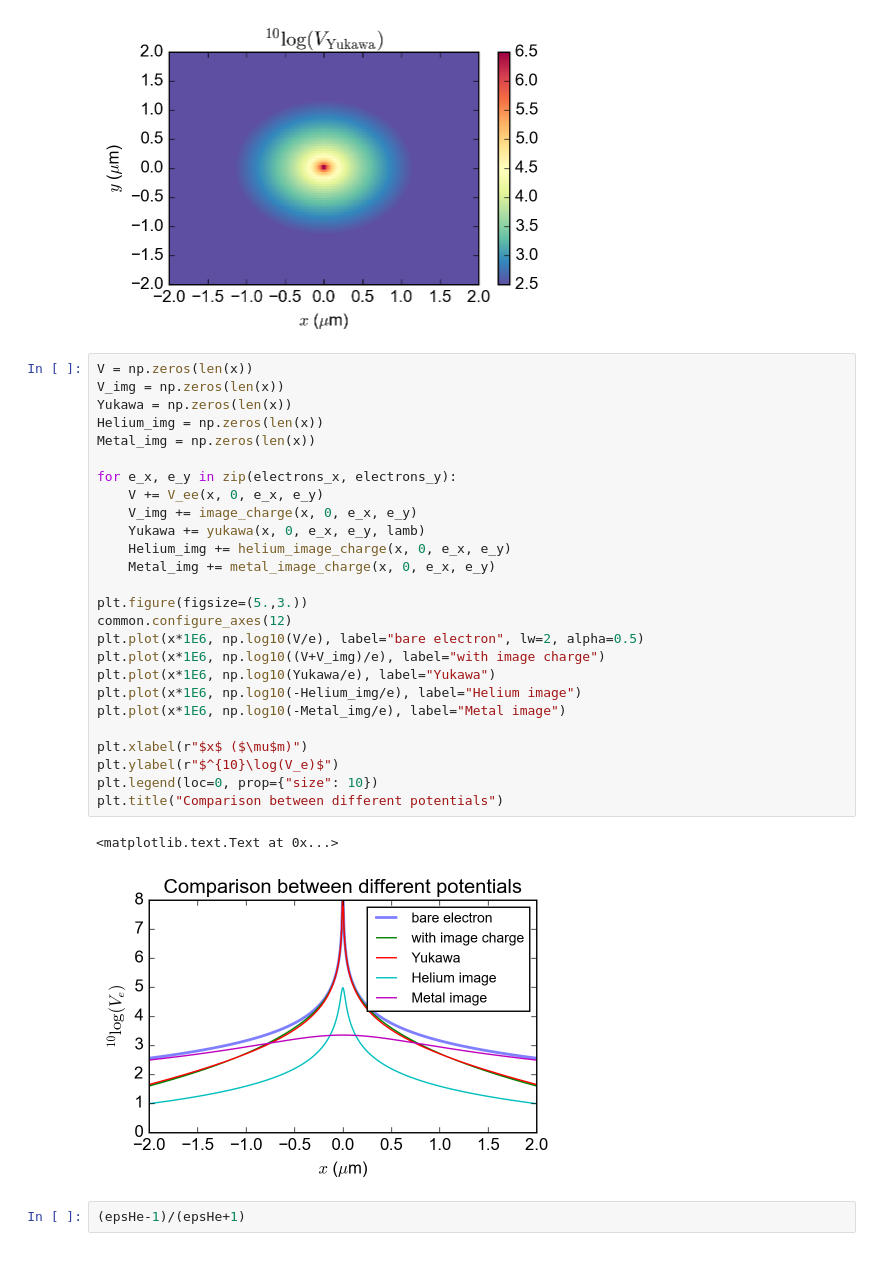
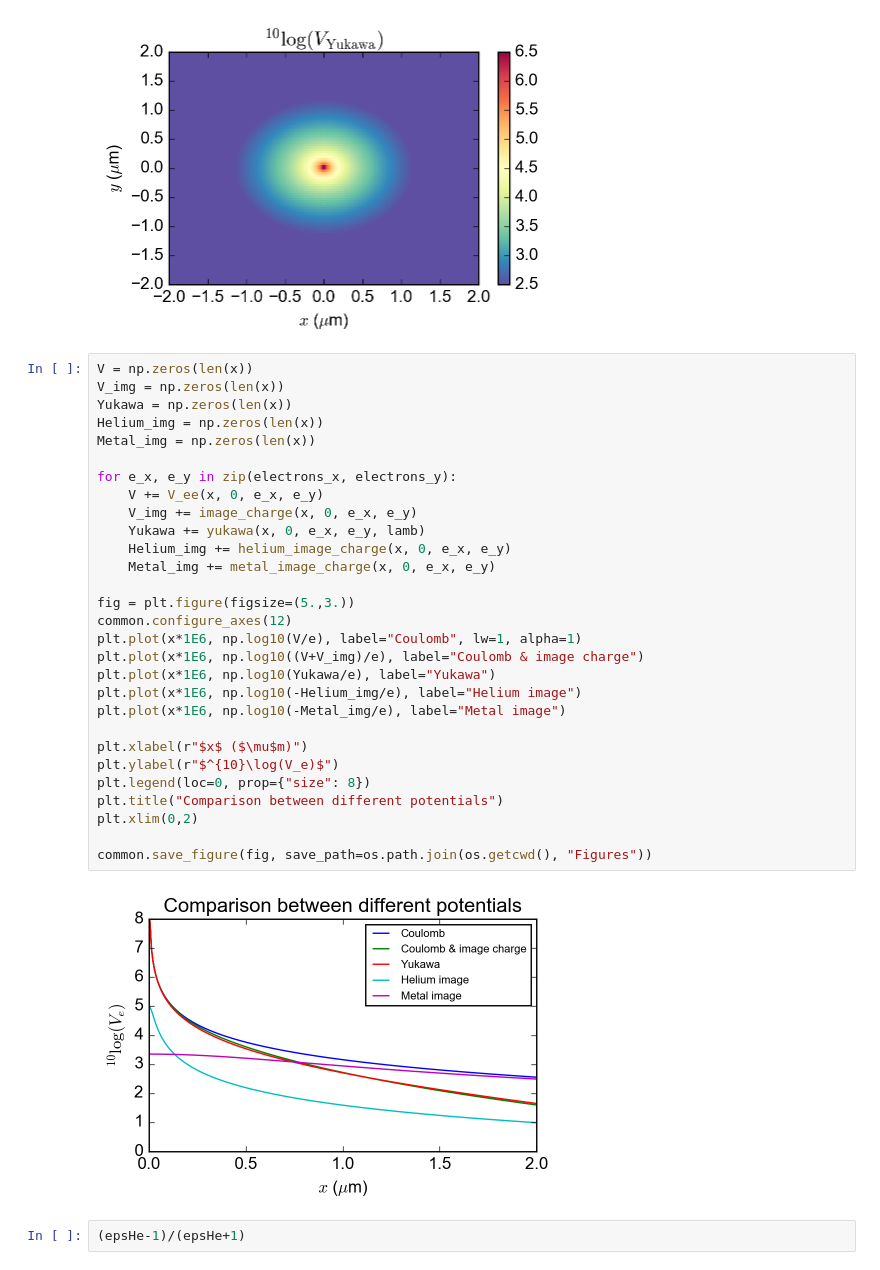
Before and after one commit to gkoolstra/ipython-notebooks, a Jupyter notebook: 20161209 - Electrons and their image charges.ipynb, the cells around one changed output. Drawn from its saved outputs; the diff is of its cells as text.

Commit message:
Update plot

```diff
--- a/20161209 - Electrons and their image charges.ipynb
+++ b/20161209 - Electrons and their image charges.ipynb
@@ -80,32 +80,34 @@ plt.title("$^{10}\log(V_{\mathrm{Yukawa}})$")
 # %%
 V = np.zeros(len(x))
 V_img = np.zeros(len(x))
 Yukawa = np.zeros(len(x))
 Helium_img = np.zeros(len(x))
 Metal_img = np.zeros(len(x))
 
 for e_x, e_y in zip(electrons_x, electrons_y):
     V += V_ee(x, 0, e_x, e_y)
     V_img += image_charge(x, 0, e_x, e_y)
     Yukawa += yukawa(x, 0, e_x, e_y, lamb)
     Helium_img += helium_image_charge(x, 0, e_x, e_y)
     Metal_img += metal_image_charge(x, 0, e_x, e_y)
 
-plt.figure(figsize=(5.,3.))
+fig = plt.figure(figsize=(5.,3.))
 common.configure_axes(12)
-plt.plot(x*1E6, np.log10(V/e), label="bare electron", lw=2, alpha=0.5)
-plt.plot(x*1E6, np.log10((V+V_img)/e), label="with image charge")
+plt.plot(x*1E6, np.log10(V/e), label="Coulomb", lw=1, alpha=1)
+plt.plot(x*1E6, np.log10((V+V_img)/e), label="Coulomb & image charge")
 plt.plot(x*1E6, np.log10(Yukawa/e), label="Yukawa")
 plt.plot(x*1E6, np.log10(-Helium_img/e), label="Helium image")
 plt.plot(x*1E6, np.log10(-Metal_img/e), label="Metal image")
 
 plt.xlabel(r"$x$ ($\mu$m)")
 plt.ylabel(r"$^{10}\log(V_e)$")
-plt.legend(loc=0, prop={"size": 10})
+plt.legend(loc=0, prop={"size": 8})
 plt.title("Comparison between different potentials")
+plt.xlim(0,2)
+
+common.save_figure(fig, save_path=os.path.join(os.getcwd(), "Figures"))
 # %% [output]
-<matplotlib.text.Text at 0x...>
-[figure, old version]
+[figure, new version]
 # %%
 (epsHe-1)/(epsHe+1)
 # %% [output]
```
Also changed, not shown: parts of 1 cell of this notebook.
